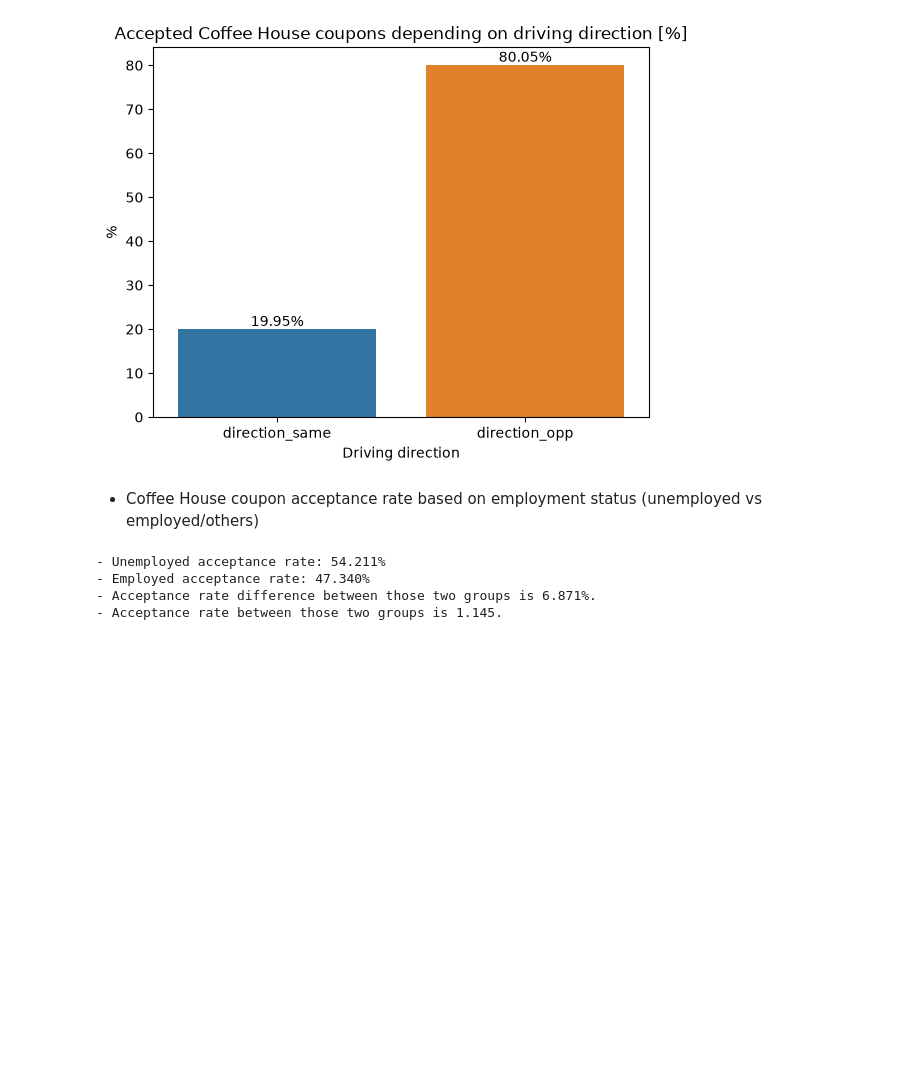
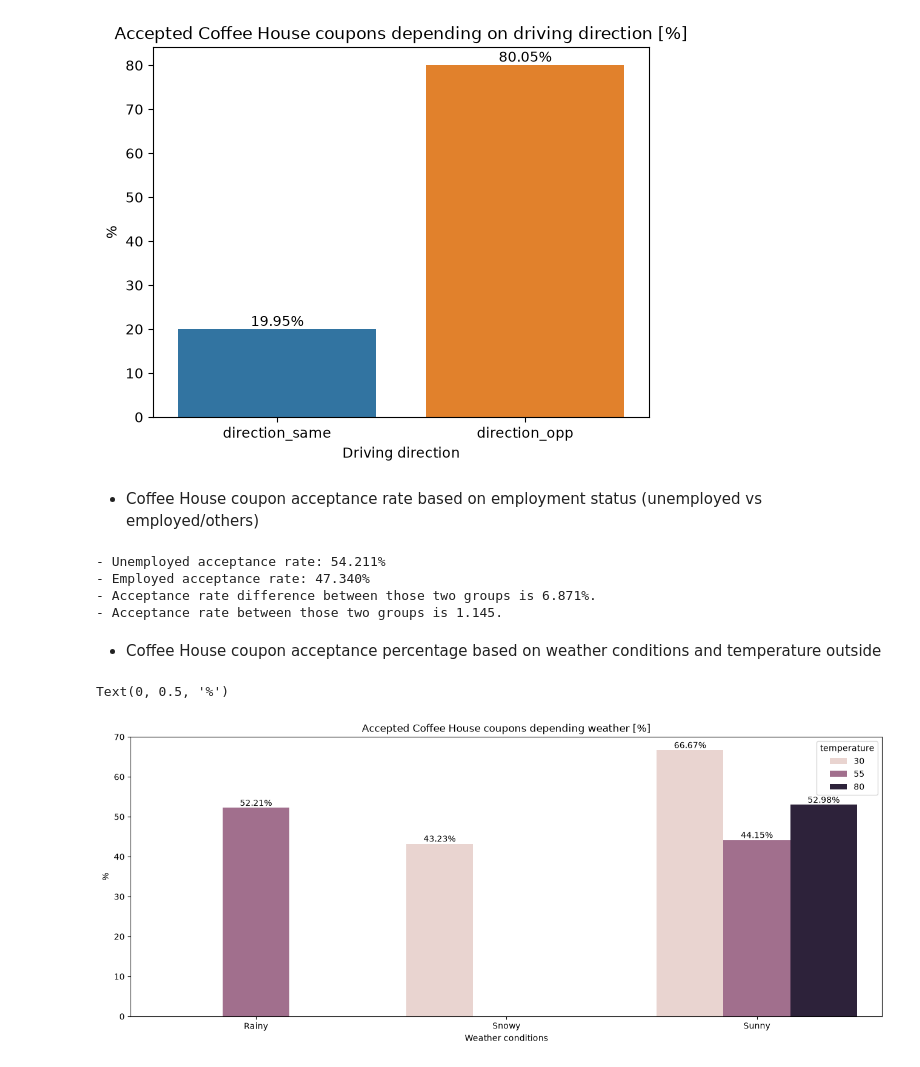
Before and after one commit to zalkap/BHPCMLAI_M5_Assignment, a Jupyter notebook: prompt.ipynb, the cells around one changed output. Saved outputs shown, nothing was run; the diff lists cells and outputs as text; code cells hidden in the pictures; blank space fills up the shorter version.

```diff
--- a/prompt.ipynb
+++ b/prompt.ipynb
@@ -449,3 +455,23 @@ print()
 - Employed acceptance rate: 47.340%
 - Acceptance rate difference between those two groups is 6.871%.
 - Acceptance rate between those two groups is 1.145.
+# %% [markdown]
+- Coffee House coupon acceptance percentage based on weather conditions and temperature outside
+# %%
+
+waether_df = (coffee_house_df.groupby(["weather", "temperature"])[["Y"]].mean() * 100).reset_index()
+
+plt.subplots(figsize=(16, 6))
+ax = sns.barplot(waether_df, x="weather", y="Y", hue="temperature")
+
+
+[ax.bar_label(container, fmt='%.2f%%') for container in ax.containers]
+
+ax.set_title("Accepted Coffee House coupons depending weather [%]")
+ax.set_xlabel("Weather conditions")
+ax.set_ylabel("%")
+
+# drivers are more likely to accept Coffee house coupon when is sunny and chilly outside, although the difference is not substantial
+# %% [output]
+Text(0, 0.5, '%')
+[figure, added]
```
Also changed, not shown: parts of 7 cells of this notebook.
